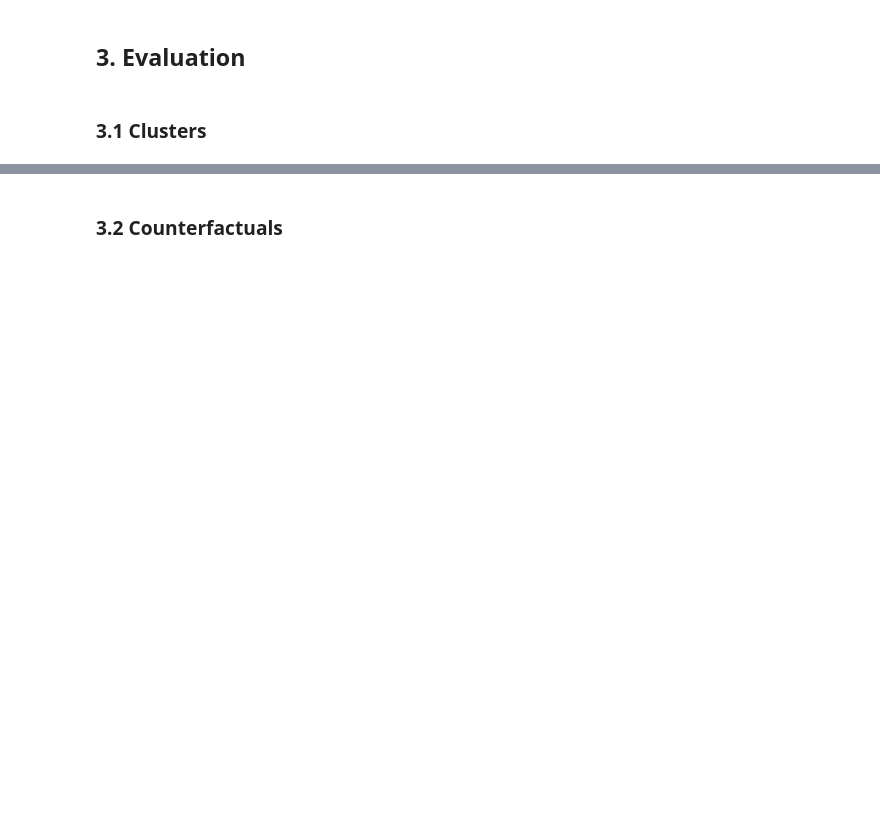
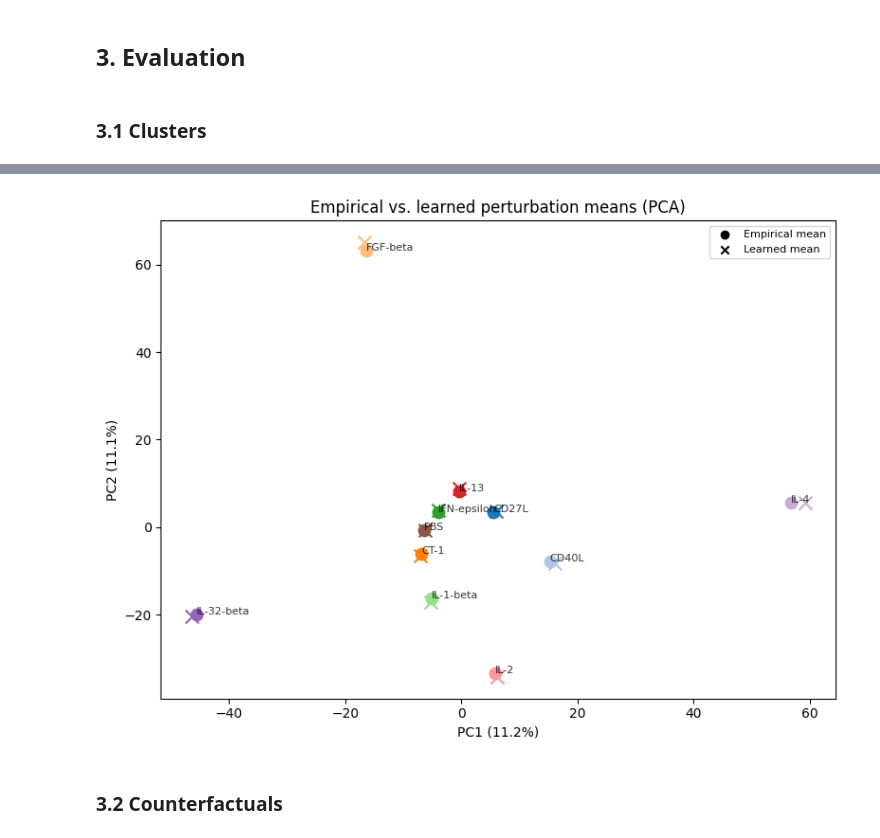
Before and after one commit to jan904/B-EOFlow, a Jupyter notebook: eoflow.ipynb, the cells around one changed output, grey strips where cells are left out. Saved outputs shown, nothing was run; the diff lists cells and outputs as text; code cells hidden in the pictures; blank space fills up the shorter version.

```diff
--- a/eoflow.ipynb
+++ b/eoflow.ipynb
@@ -318,3 +381,8 @@ plot_latent_means_umap(analyzer)
+# %%
+emp_means, learned_means = comapare_learned_vs_empirical_means(analyzer)
+plot_learned_vs_empirical_means(emp_means, learned_means, analyzer)
+# %% [output]
+[figure, added]
 # %% [markdown]
 ### 3.2 Counterfactuals
 # %%
```
Also changed, not shown: parts of 21 cells of this notebook, 10 other files.
